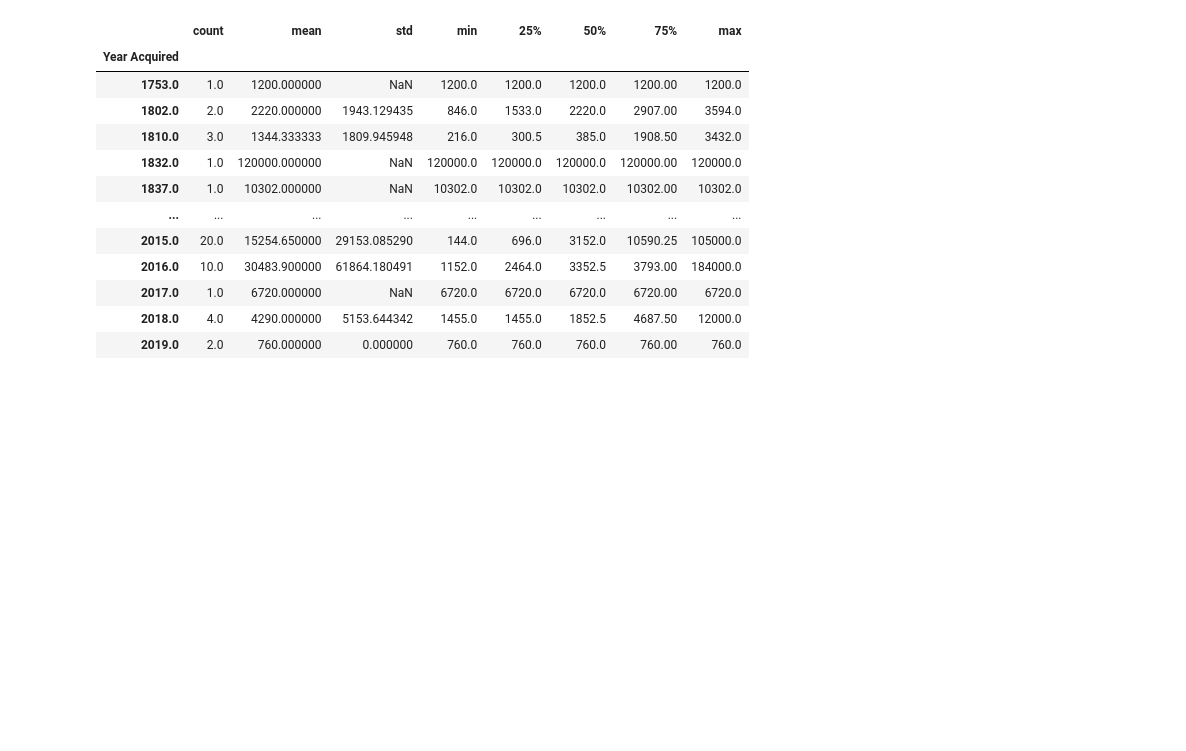
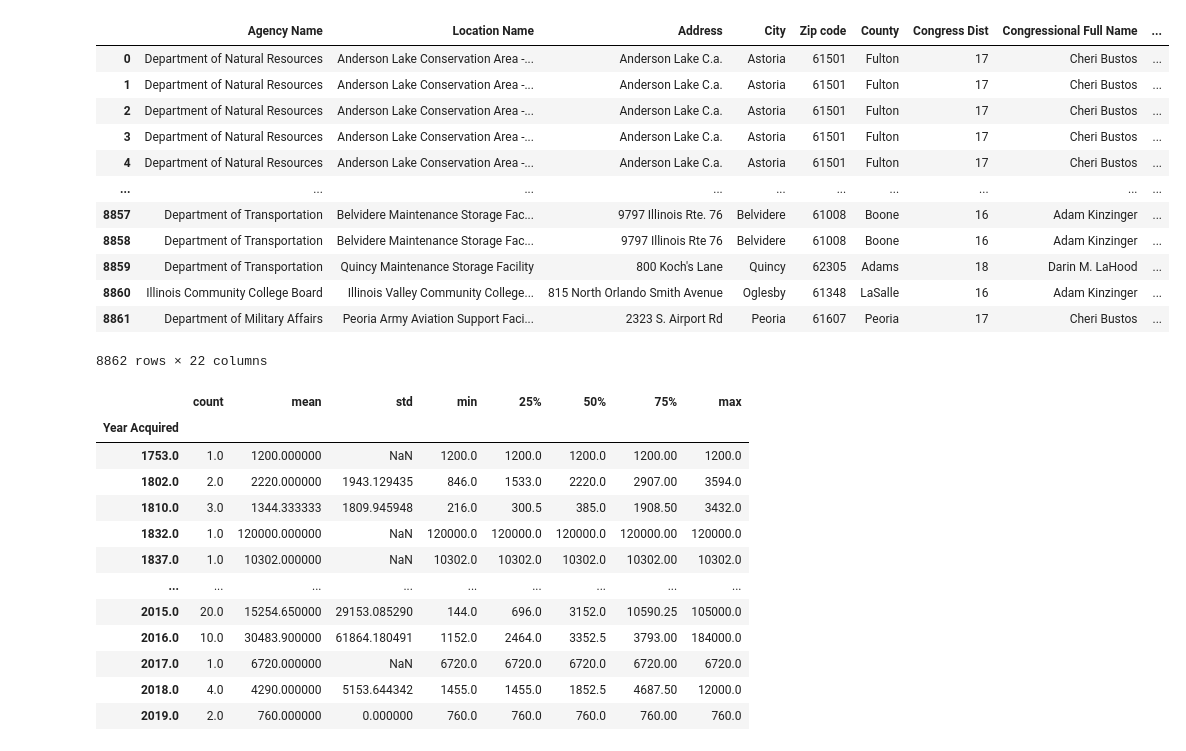
Before and after one commit to SDatla8/SDatla8.github.io, a Jupyter notebook: python_notebooks/analysis.ipynb, the cells around one changed output. Cells and saved outputs as stored; diff of their text form; code cells hidden in the pictures; blank space fills up the shorter version.

```diff
--- a/python_notebooks/analysis.ipynb
+++ b/python_notebooks/analysis.ipynb
@@ -6,6 +6,21 @@ import matplotlib.pyplot as plt
 # %%
 data_url = "https://github.com/UIUC-iSchool-DataViz/is445_data/raw/main/building_inventory.csv"
 df = pd.read_csv(data_url)
+df
+# %% [output]
+|  | Agency Name | Location Name | Address | City | Zip code | County | Congress Dist | Congressional Full Name | ... |
+| 0 | Department of Natural Resources | Anderson Lake Conservation Area -... | Anderson Lake C.a. | Astoria | 61501 | Fulton | 17 | Cheri Bustos | ... |
+| 1 | Department of Natural Resources | Anderson Lake Conservation Area -... | Anderson Lake C.a. | Astoria | 61501 | Fulton | 17 | Cheri Bustos | ... |
+| 2 | Department of Natural Resources | Anderson Lake Conservation Area -... | Anderson Lake C.a. | Astoria | 61501 | Fulton | 17 | Cheri Bustos | ... |
+| 3 | Department of Natural Resources | Anderson Lake Conservation Area -... | Anderson Lake C.a. | Astoria | 61501 | Fulton | 17 | Cheri Bustos | ... |
+| 4 | Department of Natural Resources | Anderson Lake Conservation Area -... | Anderson Lake C.a. | Astoria | 61501 | Fulton | 17 | Cheri Bustos | ... |
+| ... | ... | ... | ... | ... | ... | ... | ... | ... | ... |
+| 8857 | Department of Transportation | Belvidere Maintenance Storage Fac... | 9797 Illinois Rte. 76 | Belvidere | 61008 | Boone | 16 | Adam Kinzinger | ... |
+| 8858 | Department of Transportation | Belvidere Maintenance Storage Fac... | 9797 Illinois Rte 76 | Belvidere | 61008 | Boone | 16 | Adam Kinzinger | ... |
+| 8859 | Department of Transportation | Quincy Maintenance Storage Facility | 800 Koch's Lane | Quincy | 62305 | Adams | 18 | Darin M. LaHood | ... |
+| 8860 | Illinois Community College Board | Illinois Valley Community College... | 815 North Orlando Smith Avenue | Oglesby | 61348 | LaSalle | 16 | Adam Kinzinger | ... |
+| 8861 | Department of Military Affairs | Peoria Army Aviation Support Faci... | 2323 S. Airport Rd | Peoria | 61607 | Peoria | 17 | Cheri Bustos | ... |
+8862 rows × 22 columns
 # %%
 df.loc[df['Year Acquired'] == 0, 'Year Acquired'] = np.nan
 df.loc[df['Square Footage'] == 0, 'Square Footage'] = np.nan
```
